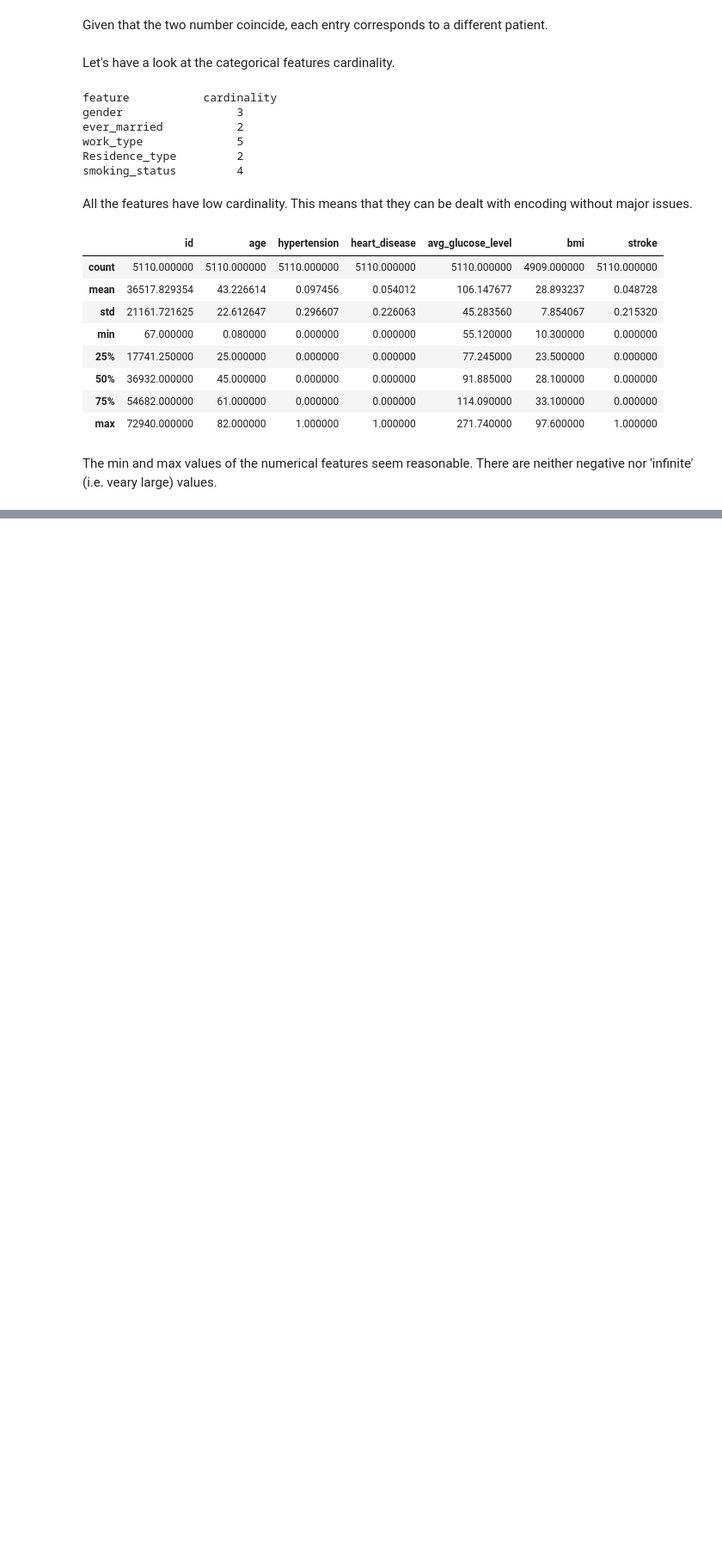
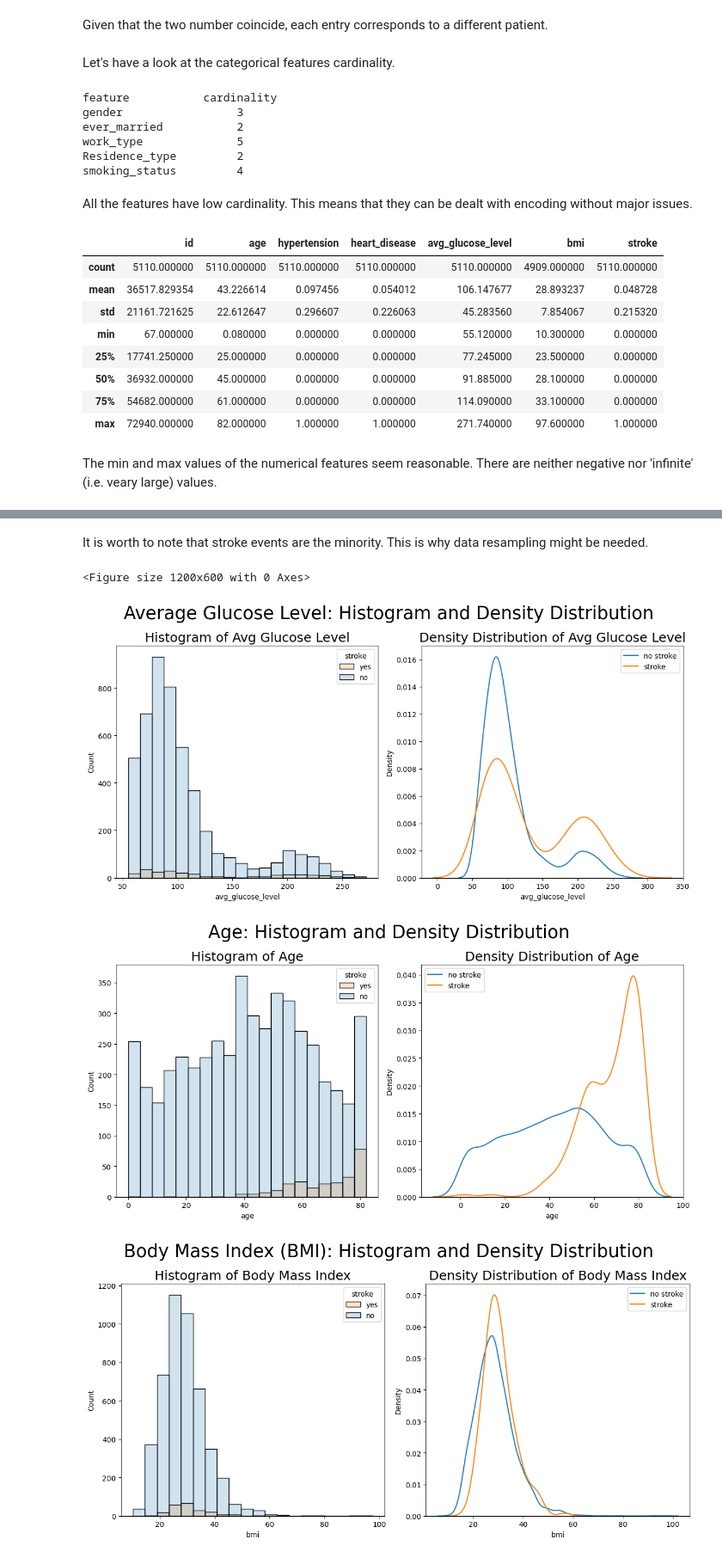
Before and after one commit to pjaiswalusf/Stroke-Prediction, a Jupyter notebook: StrokePrediction.ipynb, the cells around one changed output, grey strips where cells are left out. Shown at 86% size. Saved outputs shown, nothing was run; the diff lists cells and outputs as text; code cells hidden in the pictures; blank space fills up the shorter version.

```diff
--- a/StrokePrediction.ipynb
+++ b/StrokePrediction.ipynb
@@ -150,0 +231,66 @@ The min and max values of the numerical features seem reasonable. There are neit
+# %% [markdown]
+It is worth to note that stroke events are the minority. This is why data resampling might be needed.
+# %%
+### Figures ###
+bigfig = plt.figure(figsize=(12,6))
+
+(top, central, bottom) = bigfig.subfigures(3,1)
+
+### Top figure ###
+top.subplots_adjust(left=.1, right=.9, wspace=.4, hspace=.4)
+
+fig, (ax1,ax2) = plt.subplots(ncols=2, figsize=(12,6))
+
+ax1 = sns.histplot(data=data, x='avg_glucose_level', hue='stroke', bins=20, alpha=0.2, ax=ax1)
+ax1.legend(title='stroke', loc='upper right', labels=['yes', 'no'])
+ax1.set_title('Histogram of Avg Glucose Level', size=18)
+
+ax2 = sns.kdeplot(data=data.loc[data.stroke == 0], x='avg_glucose_level', label='no stroke', ax=ax2)
+ax2 = sns.kdeplot(data=data.loc[data.stroke == 1], x='avg_glucose_level', label='stroke', ax=ax2)
+ax2.legend(loc='upper right')
+ax2.set_title('Density Distribution of Avg Glucose Level', size=18)
+
+plt.suptitle('Average Glucose Level: Histogram and Density Distribution', size=25)
+
+plt.tight_layout()
+
+### Central figure ###
+central.subplots_adjust(left=.1, right=.9, wspace=.4, hspace=.4)
+
+fig, (ax1,ax2) = plt.subplots(ncols=2, figsize=(12,6))
+
+ax1 = sns.histplot(data=data, x='age', hue='stroke', bins=20, alpha=0.2, ax=ax1)
+ax1.legend(title='stroke', loc='upper right', labels=['yes', 'no'])
+ax1.set_title('Histogram of Age', size=18)
+
+ax2 = sns.kdeplot(data=data.loc[data.stroke == 0], x='age', label='no stroke', ax=ax2)
+ax2 = sns.kdeplot(data=data.loc[data.stroke == 1], x='age', label='stroke', ax=ax2)
+ax2.legend(loc='upper left')
+ax2.set_title('Density Distribution of Age', size=18)
+
+plt.suptitle('Age: Histogram and Density Distribution', size=25)
+
+plt.tight_layout()
+
+### Bottom figure ###
+bottom.subplots_adjust(left=.1, right=.9, wspace=.4, hspace=.4)
+
+fig, (ax1,ax2) = plt.subplots(ncols=2, figsize=(12,6))
+
+ax1 = sns.histplot(data=data, x='bmi', hue='stroke', bins=20, alpha=0.2, ax=ax1)
+ax1.legend(title='stroke', loc='upper right', labels=['yes', 'no'])
+ax1.set_title('Histogram of Body Mass Index', size=18)
+
+ax2 = sns.kdeplot(data=data.loc[data.stroke == 0], x='bmi', label='no stroke', ax=ax2)
+ax2 = sns.kdeplot(data=data.loc[data.stroke == 1], x='bmi', label='stroke', ax=ax2)
+ax2.legend(loc='upper right')
+ax2.set_title('Density Distribution of Body Mass Index', size=18)
+
+plt.suptitle('Body Mass Index (BMI): Histogram and Density Distribution', size=25)
+
+plt.tight_layout()
+# %% [output]
+<Figure size 1200x600 with 0 Axes>
+[figure, added]
+[figure, added]
+[figure, added]
```
Also changed, not shown: parts of 16 cells of this notebook.
